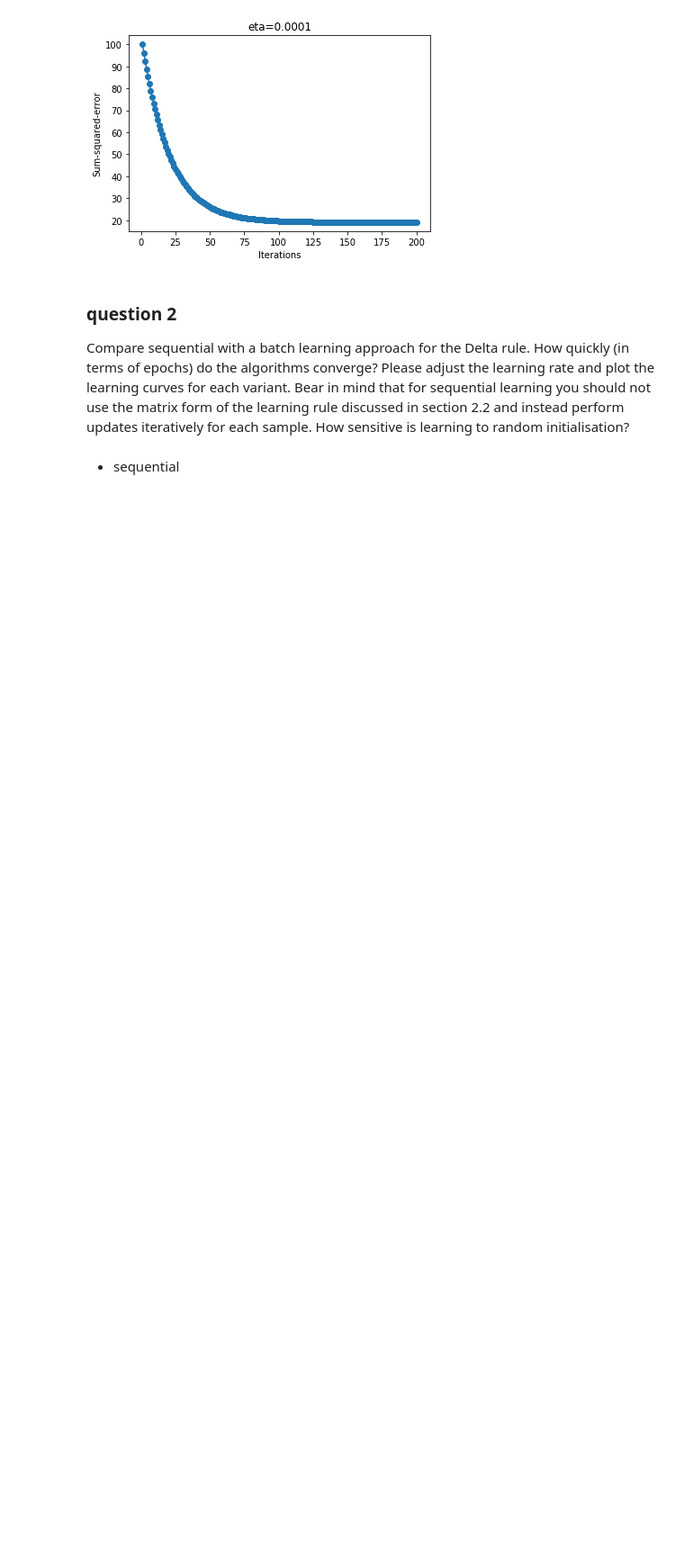
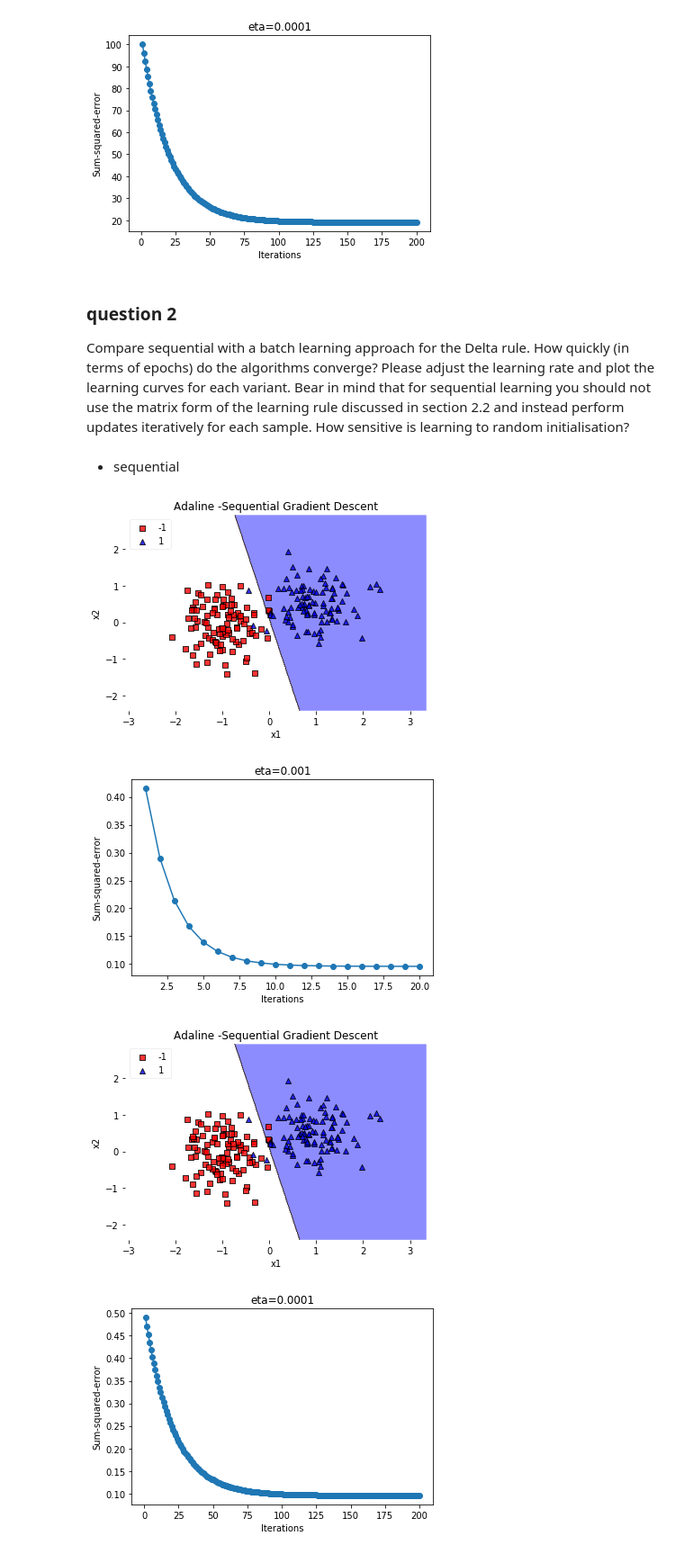
Before and after one commit to physics31415926/DD2437_ANN, a Jupyter notebook: Lab1/3_1.ipynb, the cells around one changed output. Shown: that part at 90% size. Cells and saved outputs as stored; diff of their text form; code cells hidden in the pictures; blank space fills up the shorter version.

```diff
--- a/Lab1/3_1.ipynb
+++ b/Lab1/3_1.ipynb
@@ -194,0 +223,34 @@ sequential learning you should not use the matrix form of the learning rule disc
+# %%
+for eta in [0.001,0.0001,0.00001]:
+    ada = AdalineGD_sequential(eta=eta,epochs=1)
+    epochs = int(20*0.001/eta)
+    costs = []
+    for epoch in range(epochs):
+        cost=[]
+        #shuffle
+        permute = list(range(N))
+        np.random.shuffle(permute)
+        X = X[permute, :]
+        y = y[permute]
+        #train
+        for ri in range(N):
+            ada.train(X[ri].reshape(1,2),y[ri])
+            cost.append(ada.cost)
+        costs.append(np.mean(cost))
+    plot_decision_regions(X, y, clf=ada,legend=2,colors='red,blue')
+    plt.title('Adaline -Sequential Gradient Descent')
+    plt.xlabel('x1')
+    plt.ylabel('x2')
+    plt.savefig('imgs/sequential_boundary_eta{}.png'.format(str(eta)))
+    plt.show()
+    plt.plot(range(1, epochs+1), costs, marker='o')
+    plt.xlabel('Iterations')
+    plt.ylabel('Sum-squared-error')
+    plt.title('eta={}'.format(str(eta)))
+    plt.savefig('imgs/sequential_eta{}.png'.format(str(eta)))
+    plt.show()
+# %% [output]
+[figure, added]
+[figure, added]
+[figure, added]
+[figure, added]
```
Also changed, not shown: parts of 17 cells of this notebook, 11 other files.
